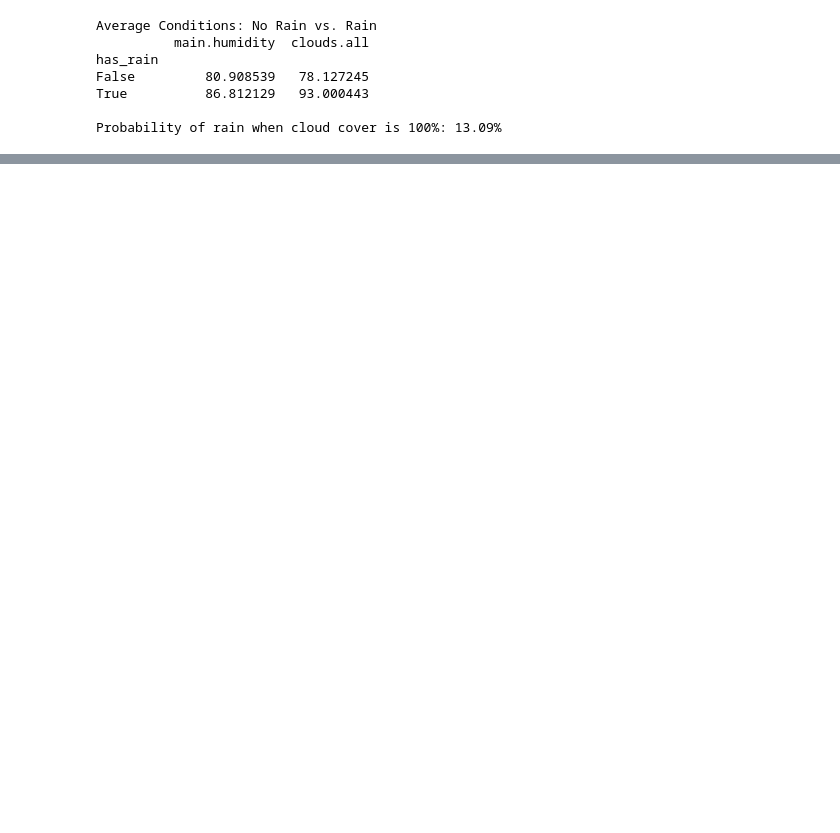
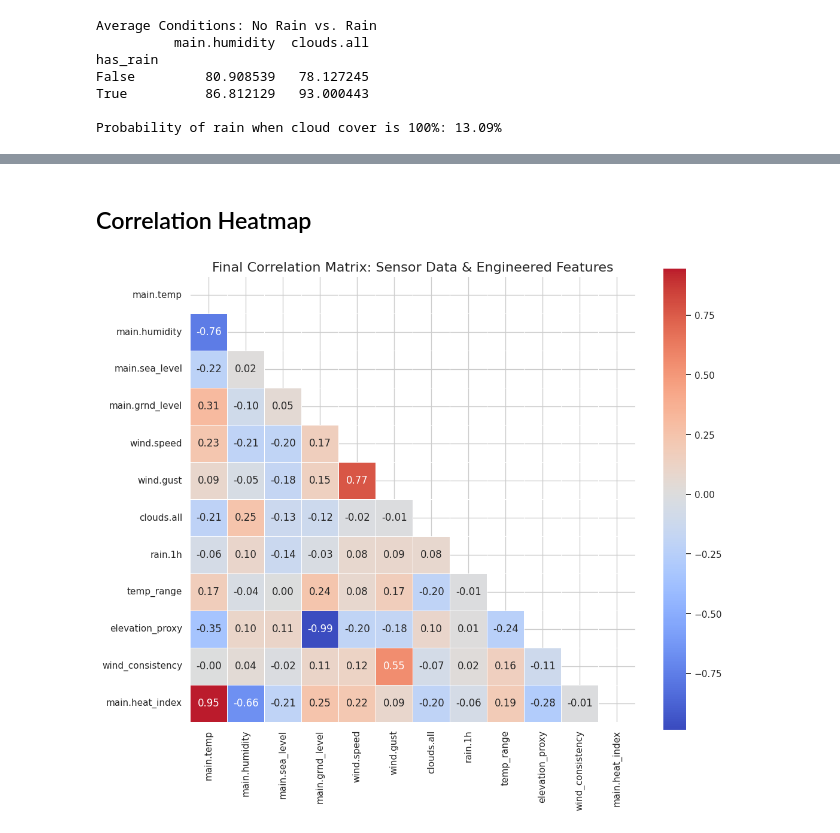
Before and after one commit to Lanzero225/Python-Notebooks, a Jupyter notebook: Philippine Weather/weather.ipynb, the cells around one changed output, grey strips where cells are left out. Saved outputs shown, nothing was run; the diff lists cells and outputs as text; code cells hidden in the pictures; blank space fills up the shorter version.

```diff
--- a/Philippine Weather/weather.ipynb
+++ b/Philippine Weather/weather.ipynb
@@ -730,0 +735,29 @@ memory usage: 208.5+ MB
+# %% [markdown]
+## Correlation Heatmap
+# %%
+cols_to_corr = [
+    'main.temp', 'main.humidity', 'main.sea_level',
+    'main.grnd_level', 'wind.speed', 'wind.gust', 'clouds.all',
+    'rain.1h', 'temp_range', 'elevation_proxy', 'wind_consistency', 'main.heat_index'
+]
+
+corr_matrix = weather_dataframe[cols_to_corr].corr()
+
+mask = np.triu(np.ones_like(corr_matrix, dtype=bool))
+
+plt.figure(figsize=(12, 10))
+sns.heatmap(
+    corr_matrix,
+    mask=mask,
+    annot=True,
+    fmt=".2f",
+    cmap='coolwarm',
+    center=0,
+    linewidths=.5,
+    square=True
+)
+
+plt.title('Final Correlation Matrix: Sensor Data & Engineered Features', fontsize=16)
+plt.show()
+# %% [output]
+[figure, added]
```
Also changed, not shown: parts of 43 cells of this notebook.
